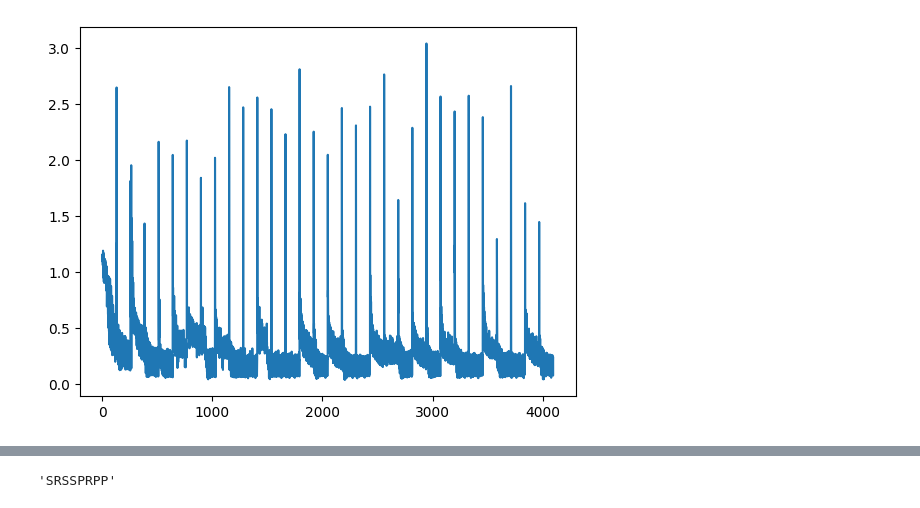
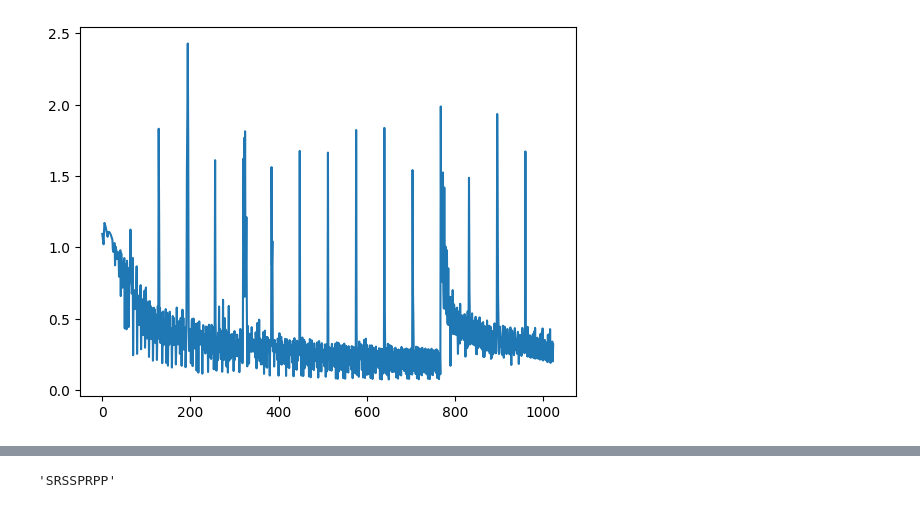
Before and after one commit to revyu/RPS_RNN, a Jupyter notebook: main.ipynb, the cells around one changed output, grey strips where cells are left out. Saved outputs shown, nothing was run; the diff lists cells and outputs as text; code cells hidden in the pictures.

```diff
--- a/main.ipynb
+++ b/main.ipynb
@@ -138,9 +39,7 @@ def get_initial(size,seed=42):
 # %%
-def create(EMBEDDING_DIM=3,HIDDEN_DIM=64,architecture="lstm"):
+def create(embedding_dim,hidden_dim=64,architecture="lstm"):
     #architecture-lstm, rnn : to do- gru
 
-    # Создаем словарь символов
-    chars = sorted(set("RPS"))
 
 
     # Архитектура модели LSTM
@@ -165,40 +64,44 @@ def create(EMBEDDING_DIM=3,HIDDEN_DIM=64,architecture="lstm"):
 
     # Подготовка данных и создание модели
 
-    return TextGenerator(EMBEDDING_DIM, HIDDEN_DIM, len(chars), len(chars),architecture)
+    return TextGenerator(embedding_dim=embedding_dim, hidden_dim=hidden_dim,vocab_size=embedding_dim , output_size=embedding_dim, architecture=architecture)
 
 
 
 
-def fit(model,epochs=16,batch_size=64,optimm="adam",loss="cross_entropy",bot_strategy="mrugesh",games_ahead=8,verbose=True):
-
-    chars = sorted(set("RPS"))
-    char_to_ix = {ch: i for i, ch in enumerate(chars)}
-    ix_to_char = {i: ch for i, ch in enumerate(chars)}
-
+def fit(model,number_of_states=7,epochs=16,batch_size=64,optimm="adam",loss="cross_entropy",
+        bot_strategy="mrugesh",
+        games_ahead=8,verbose=True):
 
     if loss=="cross_entropy":
         loss_function = nn.CrossEntropyLoss()
+    if loss=="mse" or loss=="MSE":
+        loss_function=nn.MSELoss()
     if optimm=="adam":
         optimizer = optim.Adam(model.parameters(), lr=0.001)
     # Обучение модели
 
 
-    bot=Bot(strategy=bot_strategy)
+
 
     loss_history=[]
 
     model.train()
     for epoch in range(epochs):
-        history=get_initial(games_ahead+1,seed=epoch)
+        history=get_initial(games_ahead+1,modulus=number_of_states,seed=epoch)
+        bot=class_bot(strategy=bot_strategy,number_of_states=number_of_states,initial_history=history.copy())
         for batch in range(batch_size):
 
-            inputs = prepare_sequence(history[-games_ahead-1:-1], char_to_ix)
-            targets = prepare_sequence(history[-games_ahead:], char_to_ix)  # Предсказание следующего символа
+
+            inputs = torch.tensor(history[-games_ahead-1:-1],dtype=torch.long )
+
+
+            targets = torch.tensor(history[-games_ahead:], dtype=torch.long)  # Предсказание следующего символа
 
             optimizer.zero_grad()
 
             outputs = model(inputs)
+
             loss = loss_function(outputs, targets)
             loss.backward()
             optimizer.step()
@@ -206,16 +109,19 @@ def fit(model,epochs=16,batch_size=64,optimm="adam",loss="cross_entropy",bot_str
 
 
             #предсказали->перевернули-> записали ответ
-            outputs_str=""
+            outputs_str=[]
             for i in range(games_ahead):
                 output_dist = F.softmax(outputs[i], dim=0)
                 top_i = torch.argmax(output_dist).item()
-                outputs_str += ix_to_char[top_i]
+                outputs_str.append(top_i)
 
 
-            history=history+bot.play(get_antipos(outputs_str))
+            ans=get_antipos_classical_first(outputs_str,modulus=number_of_states)
+            history.extend(bot.play(ans))
+
 
             loss_history.append(loss.item())
+
 
         print(f'Epoch {epoch}, Loss: {loss.item()}')
 
@@ -284,7 +210,7 @@ def eval(model, bot,epochs=1000,enable_random=False,low_winrate=0.6, frequency=2
 # %%
-bot=Bot(strategy="mrugesh")
+mrugesh=class_bot(strategy="mrugesh",number_of_states=3)
 
-model=create()
+model=create(embedding_dim=3)
 
-model,loss_history=fit(model,epochs=32,batch_size=128,games_ahead=16)
+model,loss_history=fit(model,loss="cross_entropy",number_of_states=3,epochs=16,batch_size=64,games_ahead=16)
 # %% [output]
@@ -308,2 +233,2 @@ Epoch 31, Loss: 0.23414137959480286
-[figure, old version]
+[figure, new version]
 # %%
```
Also changed, not shown: parts of 7 cells of this notebook, 2 other files.
